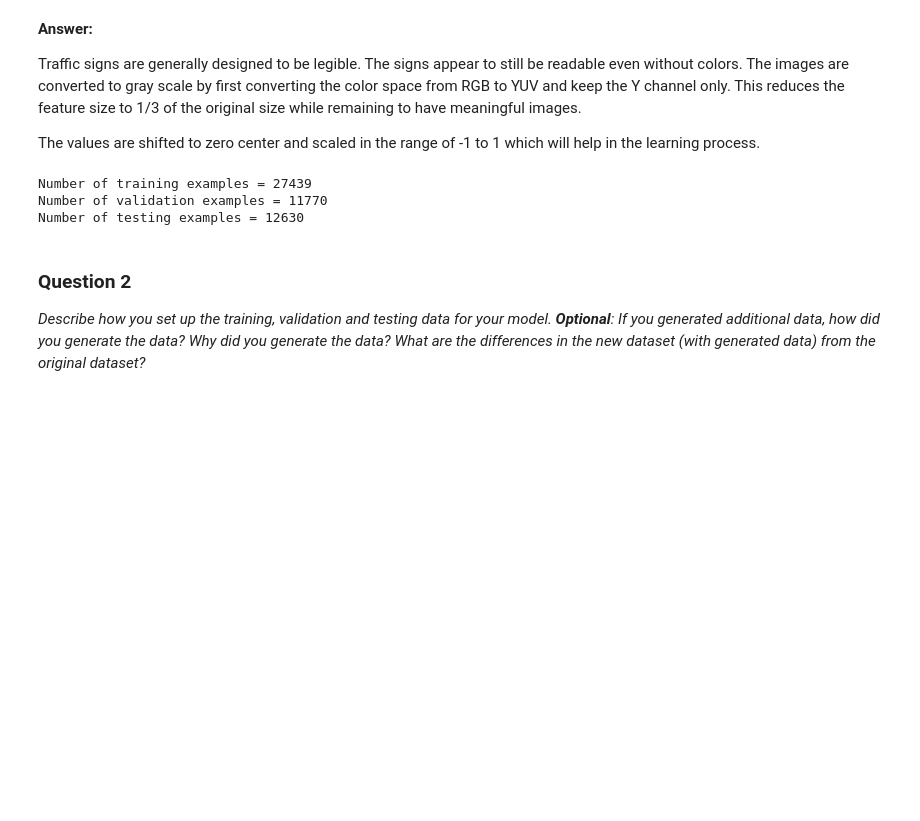
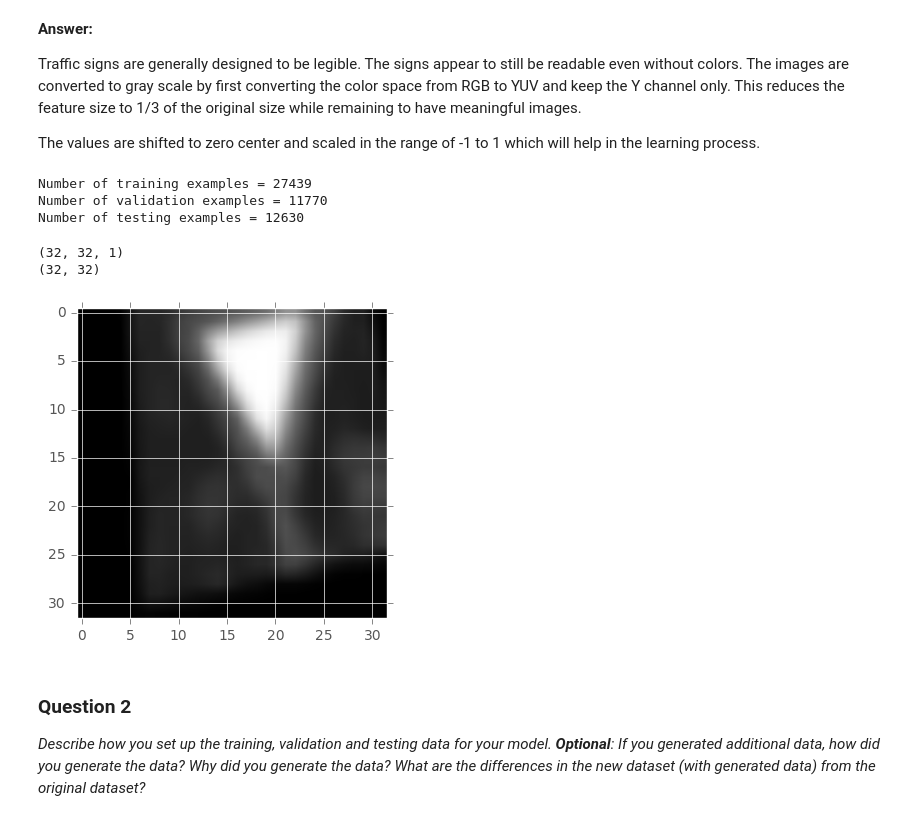
Before and after one commit to elbernante/traffic-sign-classifier, a Jupyter notebook: Traffic_Sign_Classifier.ipynb, the cells around one changed output. Cells and saved outputs as stored; diff of their text form; code cells hidden in the pictures; blank space fills up the shorter version.

Commit message:
Implement random image transform

```diff
--- a/Traffic_Sign_Classifier.ipynb
+++ b/Traffic_Sign_Classifier.ipynb
@@ -228,6 +228,66 @@ print("Number of testing examples =", y_test.shape[0])
 Number of training examples = 27439
 Number of validation examples = 11770
 Number of testing examples = 12630
+# %%
+def random_transform(img, rotate=15.0, translate=5, perpective=6):
+    orig_rows, orig_cols = img.shape[:2]
+
+    # pad with zeros to avoid clipping
+    border = img.shape[0] // 2
+    img = cv2.copyMakeBorder(img, border, border, border, border, cv2.BORDER_CONSTANT, value=-1.0)
+
+    # rotate
+    rows, cols = img.shape
+    M = cv2.getRotationMatrix2D((cols / 2, rows / 2),
+                                np.random.uniform(low=-rotate, high=rotate),
+                                1)
+    img = cv2.warpAffine(img, M, (cols, rows))
+
+    # translate
+    M = np.float32([[1, 0, np.random.uniform(low=-translate, high=translate)],
+                    [0, 1, np.random.uniform(low=-translate, high=translate)]])
+    img = cv2.warpAffine(img, M, (cols, rows))
+
+
+    # perpective
+    x00, y00 = border            , border
+    x10, y10 = border + orig_cols, border
+    x01, y01 = border            , border + orig_rows
+    x11, y11 = border + orig_cols, border + orig_rows
+
+    pts1 = np.float32([[x00, y00], [x10, y10],
+                       [x01, y01], [x11, y11]])
+
+    dx1, dx2, dy1, dy2 = np.random.uniform(low=-perpective, high=perpective, size=4)
+
+    if np.random.uniform() > 0.5:
+        # vertical perspective
+        pts2 = np.float32([[x00 + dx1, y00 + dy1], [x10 - dx1, y10 + dy1],
+                           [x01 + dx2, y01 + dy2], [x11 - dx2, y11 + dy2]])
+    else:
+        # horizontal perspective
+        pts2 = np.float32([[x00 + dx1, y00 + dy1], [x10 + dx2, y10 + dy2],
+                           [x01 + dx1, y01 - dy1], [x11 + dx2, y11 - dy2]])
+
+    M = cv2.getPerspectiveTransform(pts1,pts2)
+    img = cv2.warpPerspective(img, M, (cols, rows))
+
+    return img[border:border + orig_rows, border:border + orig_cols]
+
+def trans_galore():
+    img = X_train[2000]
+    print(img.shape)
+    img = random_transform(img)
+    # TODO: reshape to 3 dimensions
+    print(img.shape)
+
+    plt.imshow(img, cmap='gray')
+    plt.show()
+trans_galore()
+# %% [output]
+(32, 32, 1)
+(32, 32)
+[figure, added]
 # %% [markdown]
 ### Question 2
 
```
